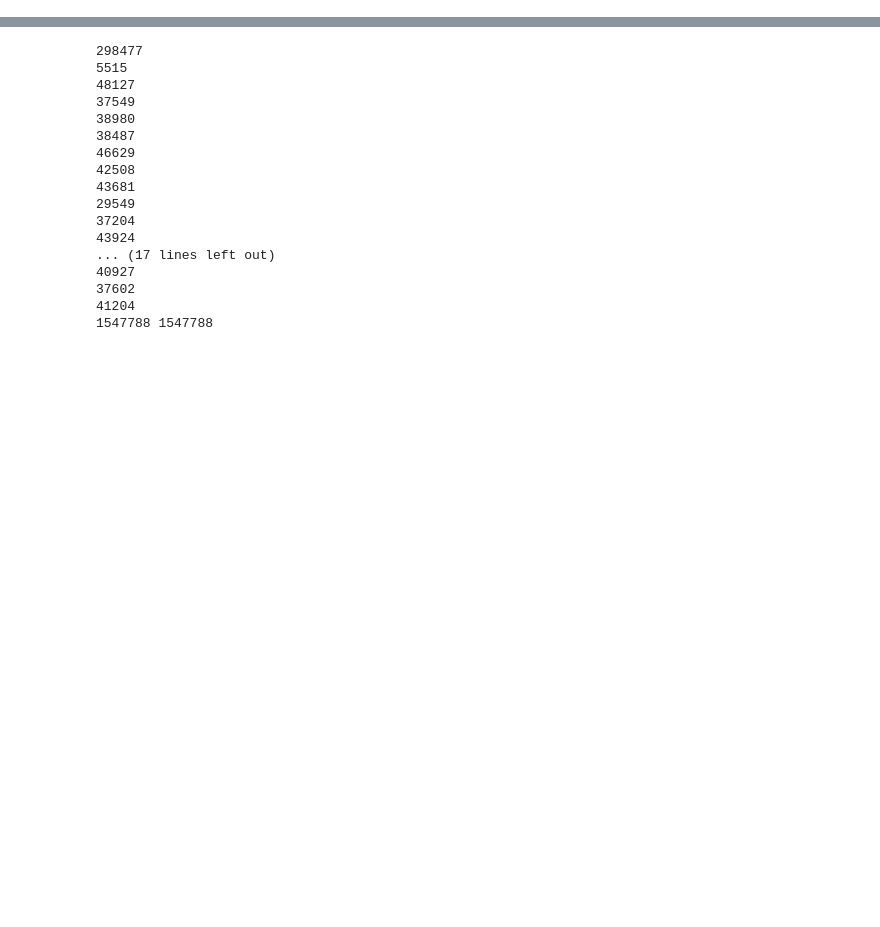
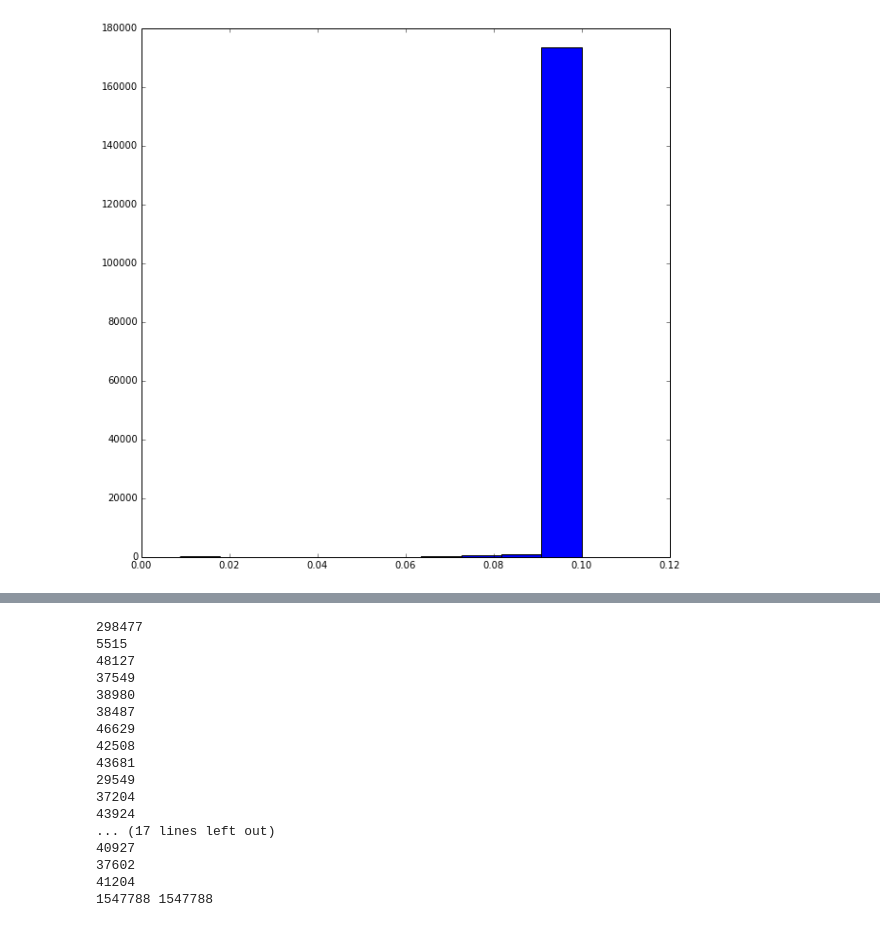
Before and after one commit to forero/ArepoWeb, a Jupyter notebook: src/PlayArepoSnapshot.ipynb, the cells around one changed output, grey strips where cells are left out. Cells and saved outputs as stored; diff of their text form; code cells hidden in the pictures; blank space fills up the shorter version.

```diff
--- a/src/PlayArepoSnapshot.ipynb
+++ b/src/PlayArepoSnapshot.ipynb
@@ -78,0 +69,5 @@ n = hist(log10(dens),100)
+# %%
+
+n = hist((abs(v_gradient[index,8])),10)
+# %% [output]
+[figure, added]
```
Also changed, not shown: parts of 8 cells of this notebook.
